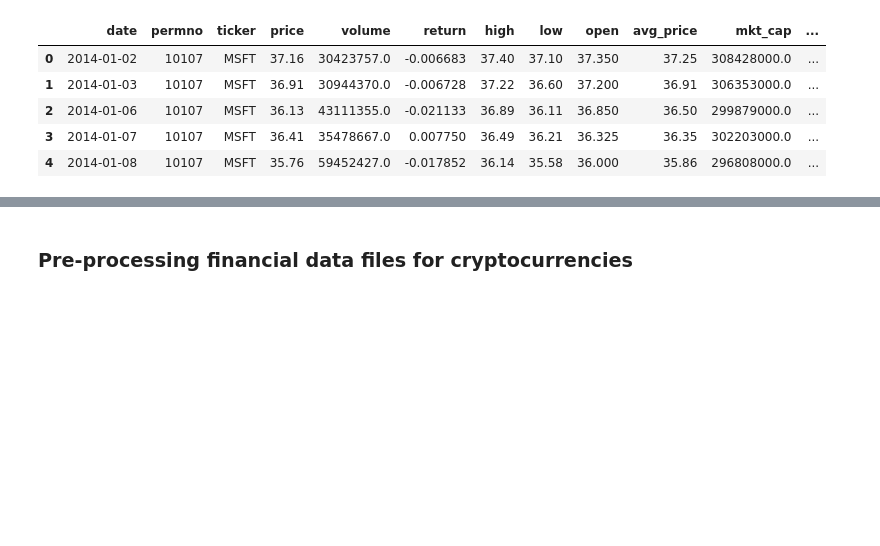
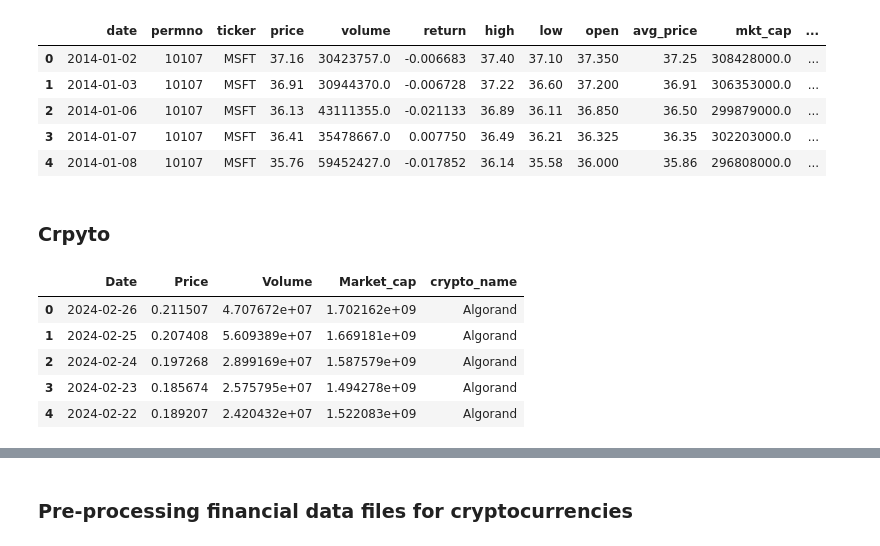
Before and after one commit to senaruetschlin/Investor_Attention, a Jupyter notebook: googletrends_AB_new.ipynb, the cells around one changed output, grey strips where cells are left out. Cells and saved outputs as stored; diff of their text form; code cells hidden in the pictures; blank space fills up the shorter version.

```diff
--- a/googletrends_AB_new.ipynb
+++ b/googletrends_AB_new.ipynb
@@ -404,3 +644,5 @@ combined_df.head()
 | 4 | 2014-01-08 | 10107 | MSFT | 35.76 | 59452427.0 | -0.017852 | 36.14 | 35.58 | 36.000 | 35.86 | 296808000.0 | ... |
 # %%
 combined_df.to_csv("combined_financial_data.csv")
+# %% [markdown]
+### Crpyto
@@ -406,0 +652,10 @@ combined_df.to_csv("combined_financial_data.csv")
+# %%
+crypto_financials['Date'] = pd.to_datetime(crypto_financials['Date'], format='%d-%m-%Y').dt.strftime('%Y-%m-%d')
+crypto_financials.head()
+# %% [output]
+|  | Date | Price | Volume | Market_cap | crypto_name |
+| 0 | 2024-02-26 | 0.211507 | 4.707672e+07 | 1.702162e+09 | Algorand |
+| 1 | 2024-02-25 | 0.207408 | 5.609389e+07 | 1.669181e+09 | Algorand |
+| 2 | 2024-02-24 | 0.197268 | 2.899169e+07 | 1.587579e+09 | Algorand |
+| 3 | 2024-02-23 | 0.185674 | 2.575795e+07 | 1.494278e+09 | Algorand |
+| 4 | 2024-02-22 | 0.189207 | 2.420432e+07 | 1.522083e+09 | Algorand |
```
Also changed, not shown: parts of 29 cells of this notebook, 34 other files.
